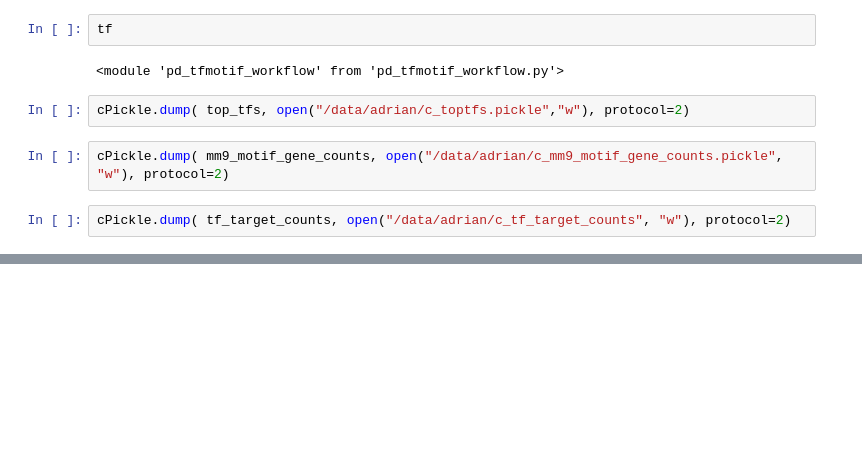
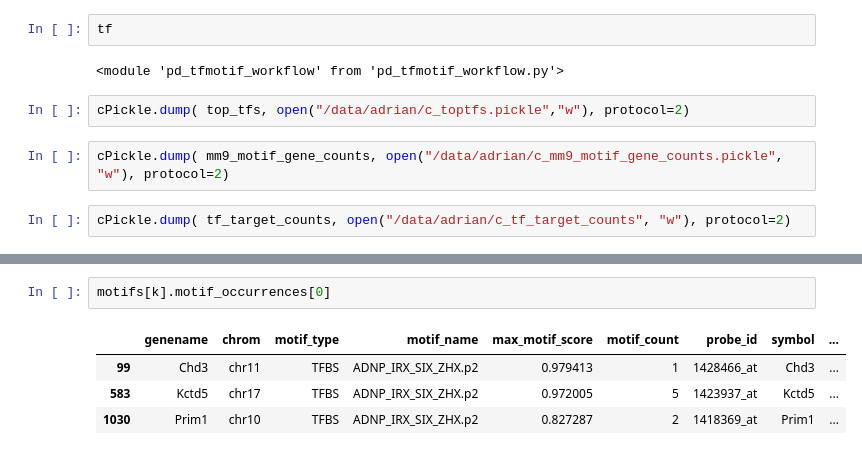
Before and after one commit to aheilbut/pdmouse, a Jupyter notebook: py/pd_chea.ipynb, the cells around one changed output, grey strips where cells are left out. Cells and saved outputs as stored; diff of their text form; blank space fills up the shorter version.

```diff
--- a/py/pd_chea.ipynb
+++ b/py/pd_chea.ipynb
@@ -1823,0 +1918,7 @@ cPickle.dump( tf_target_counts, open("/data/adrian/c_tf_target_counts", "w"), pr
+# %%
+motifs[k].motif_occurrences[0]
+# %% [output]
+|  | genename | chrom | motif_type | motif_name | max_motif_score | motif_count | probe_id | symbol | ... |
+| 99 | Chd3 | chr11 | TFBS | ADNP_IRX_SIX_ZHX.p2 | 0.979413 | 1 | 1428466_at | Chd3 | ... |
+| 583 | Kctd5 | chr17 | TFBS | ADNP_IRX_SIX_ZHX.p2 | 0.972005 | 5 | 1423937_at | Kctd5 | ... |
+| 1030 | Prim1 | chr10 | TFBS | ADNP_IRX_SIX_ZHX.p2 | 0.827287 | 2 | 1418369_at | Prim1 | ... |
```
Also changed, not shown: parts of 22 cells of this notebook, 4 other files.
